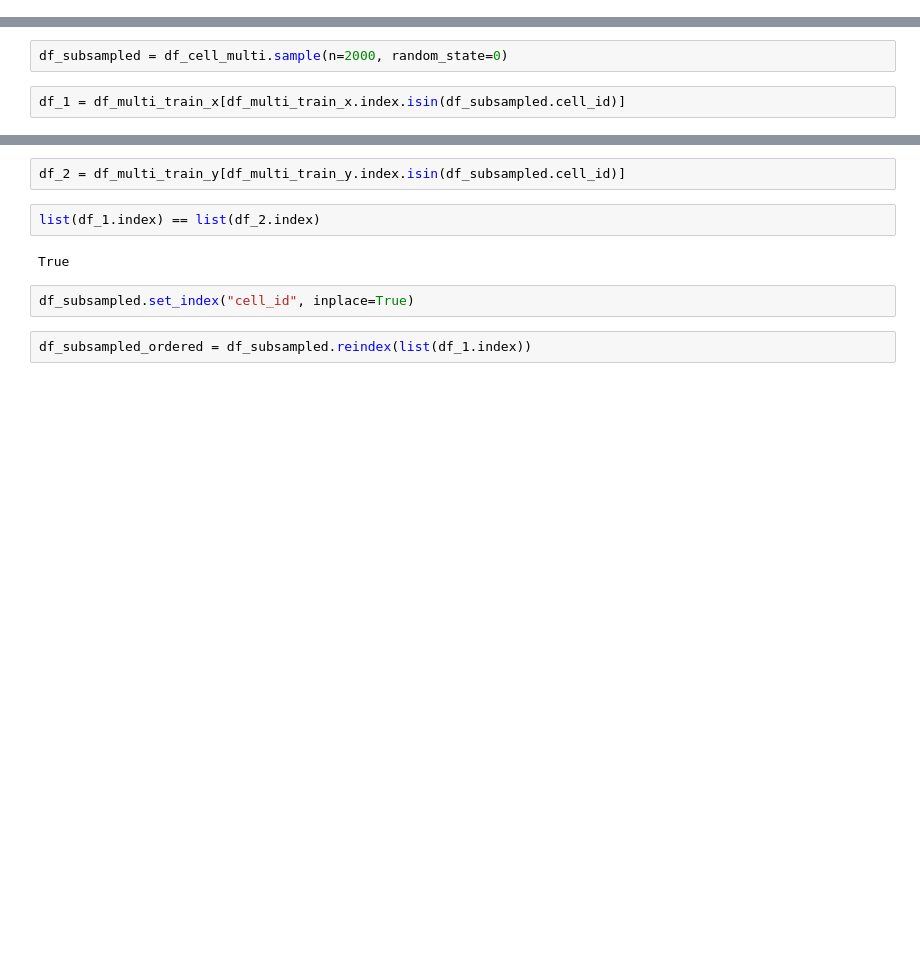
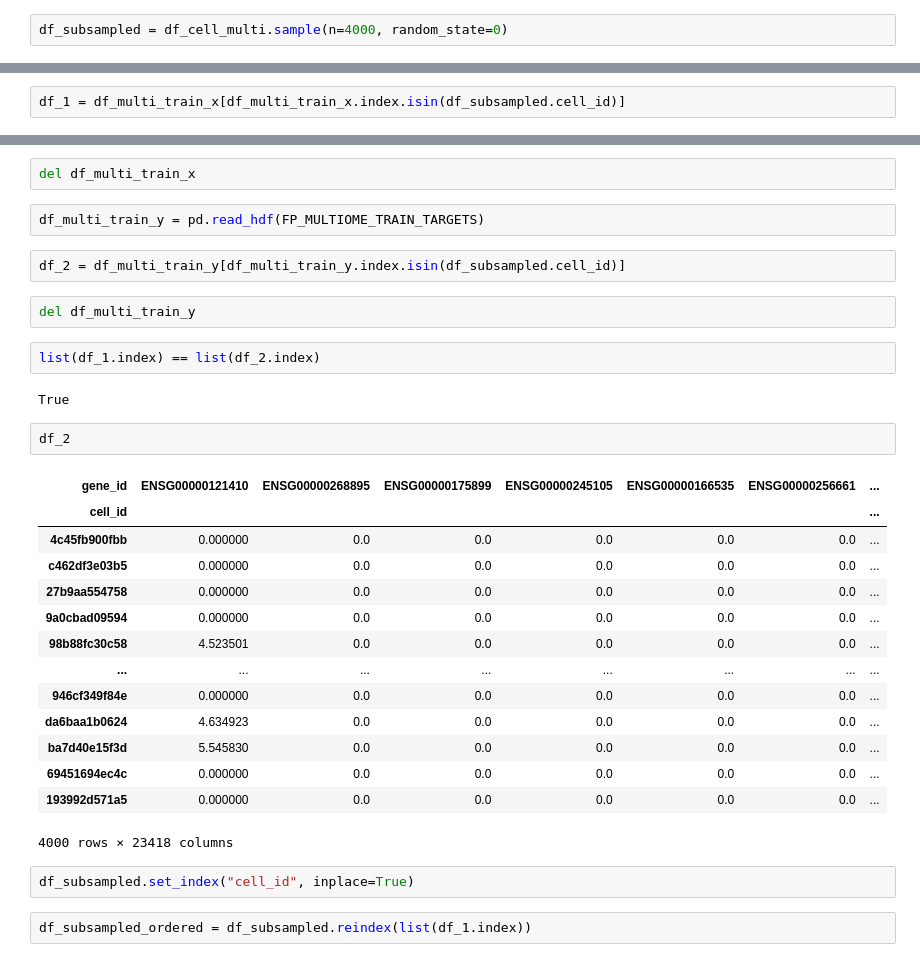
Before and after one commit to theislab/moscot_notebooks, a Jupyter notebook: data/extract_neurIPS2022_data.ipynb, the cells around one changed output, grey strips where cells are left out. Saved outputs shown, nothing was run; the diff lists cells and outputs as text; blank space fills up the shorter version.

```diff
--- a/data/extract_neurIPS2022_data.ipynb
+++ b/data/extract_neurIPS2022_data.ipynb
@@ -35,0 +43,2 @@ df_cell_multi = df_cell[(df_cell.technology=="multiome") & (df_cell.cell_type !=
+# %%
+df_subsampled = df_cell_multi.sample(n=4000, random_state=0)
@@ -40,4 +49,2 @@ df_multi_train_y = pd.read_hdf(FP_MULTIOME_TRAIN_TARGETS)
-# %%
-df_subsampled = df_cell_multi.sample(n=2000, random_state=0)
 # %%
 df_1 = df_multi_train_x[df_multi_train_x.index.isin(df_subsampled.cell_id)]
@@ -55,9 +51,32 @@ df_multi_train_x.head()
+# %%
+del df_multi_train_x
+# %%
+df_multi_train_y = pd.read_hdf(FP_MULTIOME_TRAIN_TARGETS)
 # %%
 df_2 = df_multi_train_y[df_multi_train_y.index.isin(df_subsampled.cell_id)]
+# %%
+del df_multi_train_y
 # %%
 list(df_1.index) == list(df_2.index)
 # %% [output]
 True
+# %%
+df_2
+# %% [output]
+| gene_id | ENSG00000121410 | ENSG00000268895 | ENSG00000175899 | ENSG00000245105 | ENSG00000166535 | ENSG00000256661 | ... |
+| cell_id |  |  |  |  |  |  | ... |
+| 4c45fb900fbb | 0.000000 | 0.0 | 0.0 | 0.0 | 0.0 | 0.0 | ... |
+| c462df3e03b5 | 0.000000 | 0.0 | 0.0 | 0.0 | 0.0 | 0.0 | ... |
+| 27b9aa554758 | 0.000000 | 0.0 | 0.0 | 0.0 | 0.0 | 0.0 | ... |
+| 9a0cbad09594 | 0.000000 | 0.0 | 0.0 | 0.0 | 0.0 | 0.0 | ... |
+| 98b88fc30c58 | 4.523501 | 0.0 | 0.0 | 0.0 | 0.0 | 0.0 | ... |
+| ... | ... | ... | ... | ... | ... | ... | ... |
+| 946cf349f84e | 0.000000 | 0.0 | 0.0 | 0.0 | 0.0 | 0.0 | ... |
+| da6baa1b0624 | 4.634923 | 0.0 | 0.0 | 0.0 | 0.0 | 0.0 | ... |
+| ba7d40e15f3d | 5.545830 | 0.0 | 0.0 | 0.0 | 0.0 | 0.0 | ... |
+| 69451694ec4c | 0.000000 | 0.0 | 0.0 | 0.0 | 0.0 | 0.0 | ... |
+| 193992d571a5 | 0.000000 | 0.0 | 0.0 | 0.0 | 0.0 | 0.0 | ... |
+4000 rows × 23418 columns
 # %%
 df_subsampled.set_index("cell_id", inplace=True)
 # %%
```
Also changed, not shown: parts of 41 cells of this notebook.
